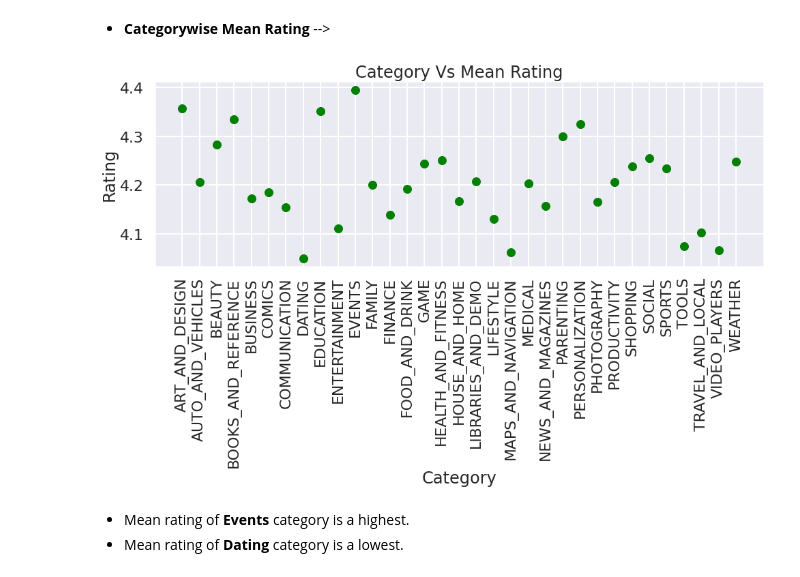
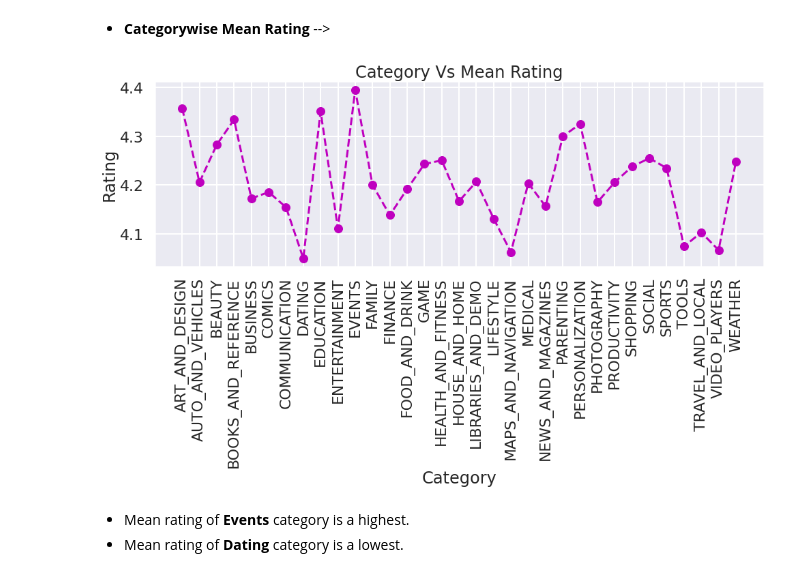
Before and after one commit to Saurabhf/Play-Store-App-Reviews-Analysis, a Jupyter notebook: Play_Store_App_Review_Analysis.ipynb, the cells around one changed output. Cells and saved outputs as stored; diff of their text form; code cells hidden in the pictures.

```diff
--- a/Play_Store_App_Review_Analysis.ipynb
+++ b/Play_Store_App_Review_Analysis.ipynb
@@ -1068,15 +1057,14 @@ plt.figure(figsize=(20,15))
 # %%
 # What is a mean of ratings category wise?
 plt.figure(figsize=(16,5))
-# category_mean_rating = plt.plot(x, marker='o', color = 'm', linestyle='dashed', markersize=12)
-plt.plot(x,'ro',color = 'g')
+category_mean_rating = plt.plot(x, marker='o', color = 'm', linestyle='dashed', markersize=12)
 plt.xticks(rotation=90)
 plt.title('Category Vs Mean Rating')
 plt.xlabel('Category')
 plt.ylabel('Rating')
 plt.show()
 # %% [output]
-[figure, old version]
+[figure, new version]
 # %% [markdown]
 * Mean rating of **Events** category is a highest.
 * Mean rating of **Dating** category is a lowest.
```
Also changed, not shown: parts of 5 cells of this notebook.
